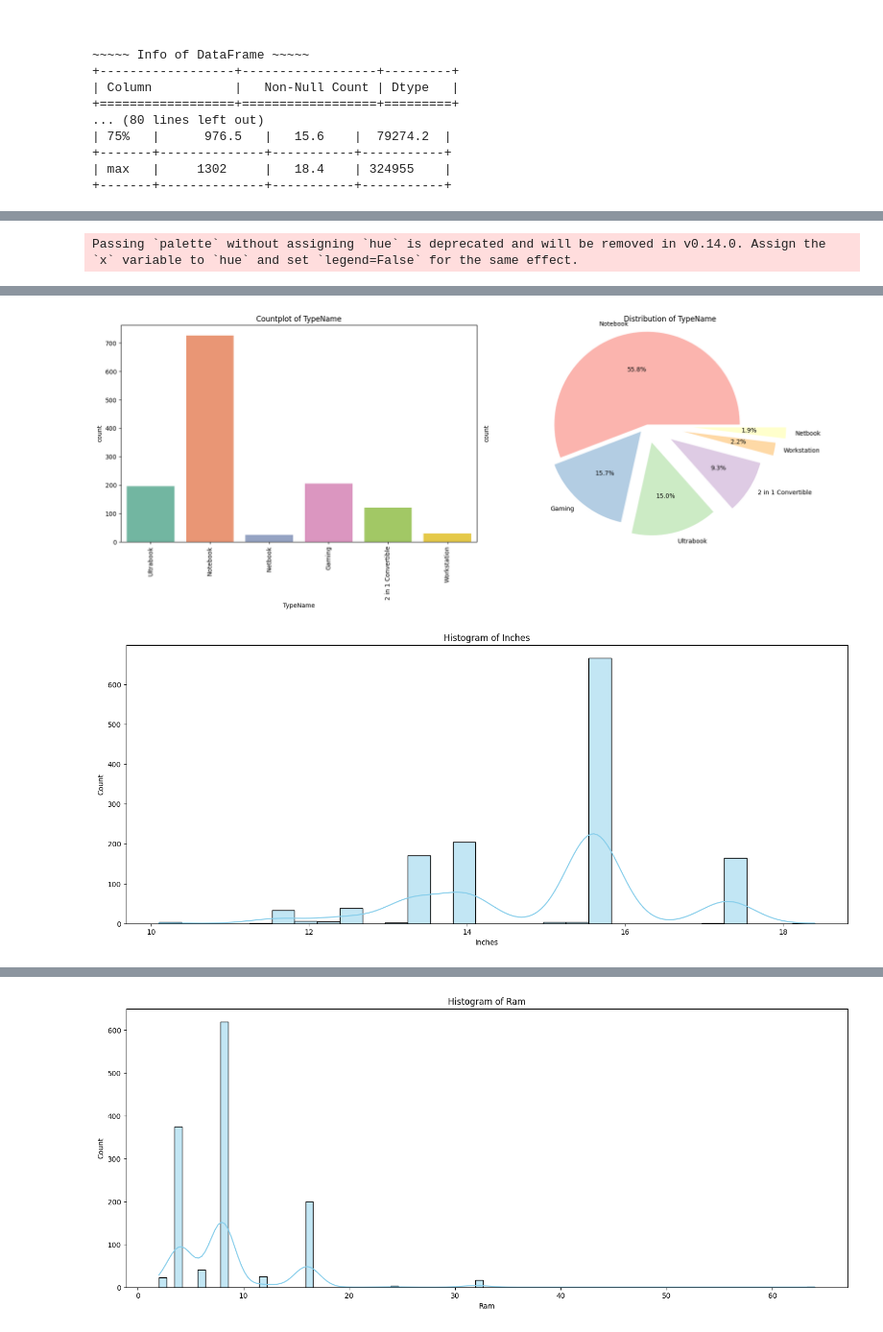
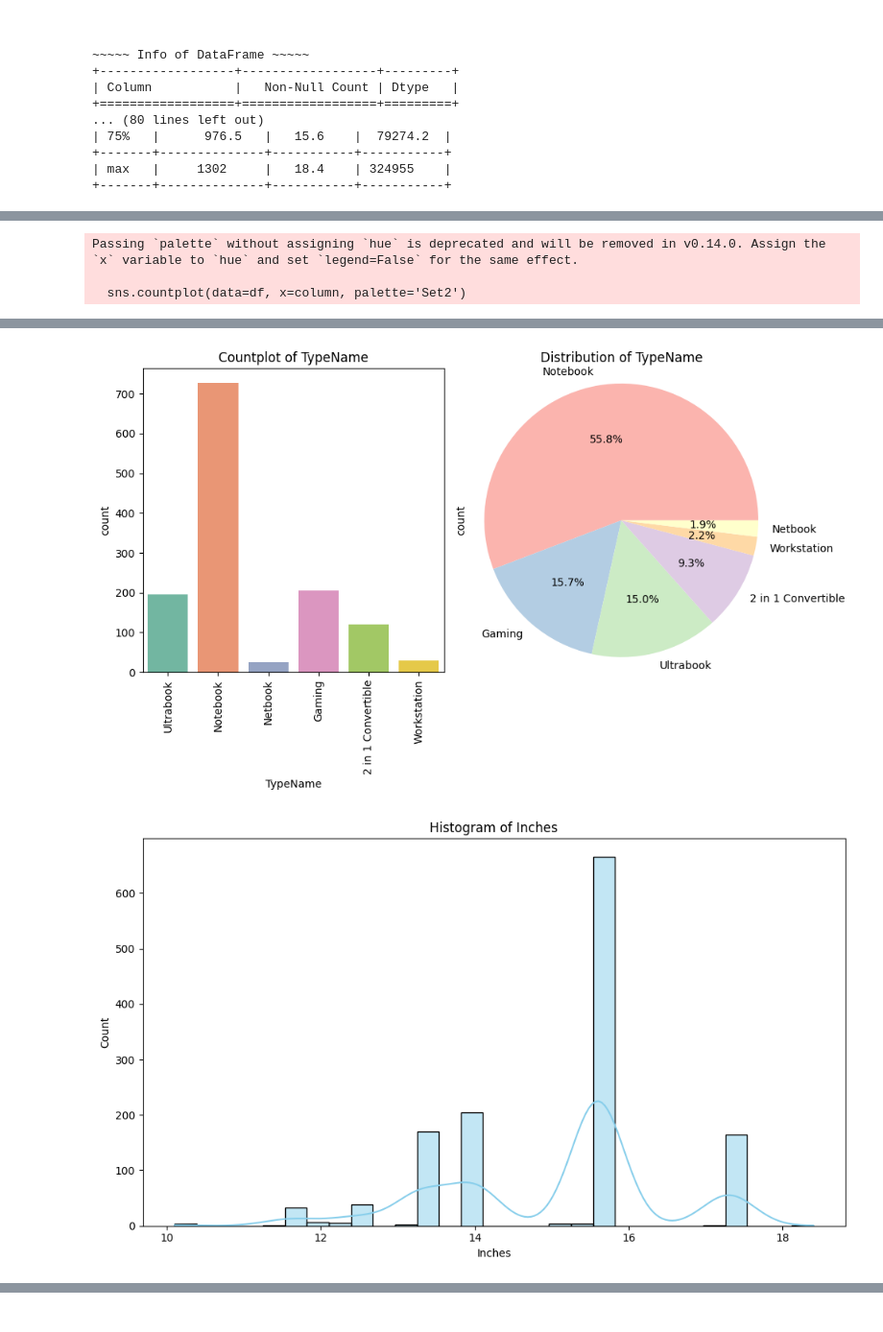
Before and after one commit to FasilHameed/Laptop-Price-Predictor, a Jupyter notebook: Laptop Price Prediction.ipynb, the cells around one changed output, grey strips where cells are left out. Shown at 96% size. Cells and saved outputs as stored; diff of their text form; code cells hidden in the pictures.

```diff
--- a/Laptop Price Prediction.ipynb
+++ b/Laptop Price Prediction.ipynb
@@ -123,0 +164,4 @@ df.head()
+# %%
+df['Gpu'].value_counts()
+df['Gpu brand'] = df['Gpu'].apply(lambda x:x.split()[0])
+df.head()
@@ -124,59 +183,64 @@ df.head()
+# %%
+df['OpSys'].value_counts()
+def cat_os(inp):
+    if inp == 'Windows 10' or inp == 'Windows 7' or inp == 'Windows 10 S':
+        return 'Windows'
+    elif inp == 'macOS' or inp == 'Mac OS X':
+        return 'Mac'
+    else:
+        return 'Others/No OS/Linux'
+df['os'] = df['OpSys'].apply(cat_os)
 # %%
+import pandas as pd
+import seaborn as sns
 import matplotlib.pyplot as plt
+import pandas as pd
 import seaborn as sns
+import matplotlib.pyplot as plt
 
-def univariate_analysis(df):
+def univariate_analysis(df, threshold=10):
     """
     Perform univariate analysis on all columns of the dataframe.
 
     Parameters:
     - df: DataFrame
+    - threshold: int, threshold number of categories for which detailed analysis is performed
     """
-    univariate_count = 0
-    explode_factor = 0.1
     for column in df.columns:
-        if univariate_count >= 30:  # Adjust the count as needed
-            break
-        plt.figure(figsize=(18, 7))
+        plt.figure(figsize=(10, 6))
+        unique_values = df[column].nunique()
         if df[column].dtype == 'object':
-            unique_values = df[column].nunique()
-            if unique_values <= 10:
-                # Countplot
+            # For object type columns (categorical)
+            if unique_values <= threshold:
                 plt.subplot(1, 2, 1)
                 sns.countplot(data=df, x=column, palette='Set2')
                 plt.xticks(rotation=90)
                 plt.title(f'Countplot of {column}')
 
-                # Pie chart
                 plt.subplot(1, 2, 2)
-                counts = df[column].value_counts()
-                explode = [explode_factor * i for i in range(len(counts))]
-                counts.plot(kind='pie', autopct='%1.1f%%', explode=explode, colors=sns.color_palette('Pastel1', len(counts)))
+                df[column].value_counts().plot(kind='pie', autopct='%1.1f%%', colors=sns.color_palette('Pastel1'))
                 plt.title(f'Distribution of {column}')
                 plt.axis('equal')
-
-                plt.tight_layout()
-                plt.show()
-                univariate_count += 2
-                explode_factor += 0.1
-            elif unique_values <= 7:
-                # Pie chart
-                counts = df[column].value_counts()
-                explode = [explode_factor * i for i in range(len(counts))]
-                counts.plot(kind='pie', autopct='%1.1f%%', explode=explode, colors=sns.color_palette('Pastel1', len(counts)))
-                plt.title(f'Distribution of {column}')
-                plt.axis('equal')
-                plt.show()
-                univariate_count += 1
-                explode_factor += 0.1
-        else:
-            # Histogram
+            else:
+                # Aggregate less frequent categories into "Other"
+                top_categories = df[column].value_counts().index[:threshold]
+                df[column] = df[column].apply(lambda x: x if x in top_categories else 'Other')
+                sns.countplot(data=df, x=column, palette='Set2')
+                plt.xticks(rotation=90)
+                plt.title(f'Countplot of {column} (Top {threshold} categories)')
+        elif df[column].dtype in ['int64', 'float64']:
+            # For numerical type columns
             sns.histplot(data=df, x=column, kde=True, color='skyblue')
             plt.title(f'Histogram of {column}')
-            plt.show()
-            univariate_count += 1
 
-# Call the function with the DataFrame
+        plt.tight_layout()
+        plt.show()
+
+# Reset the index of the DataFrame
+df.reset_index(drop=True, inplace=True)
+# Call the function with your DataFrame
 univariate_analysis(df)
 # %% [output]
 Passing `palette` without assigning `hue` is deprecated and will be removed in v0.14.0. Assign the `x` variable to `hue` and set `legend=False` for the same effect.
+
+  sns.countplot(data=df, x=column, palette='Set2')
@@ -184,2 +251,2 @@ Passing `palette` without assigning `hue` is deprecated and will be removed in v
-[figure, old version]
-[figure, old version]
+[figure, new version]
+[figure, new version]
@@ -188 +259,0 @@ Passing `palette` without assigning `hue` is deprecated and will be removed in v
-[figure, old version]
```
Also changed, not shown: parts of 22 cells of this notebook.
